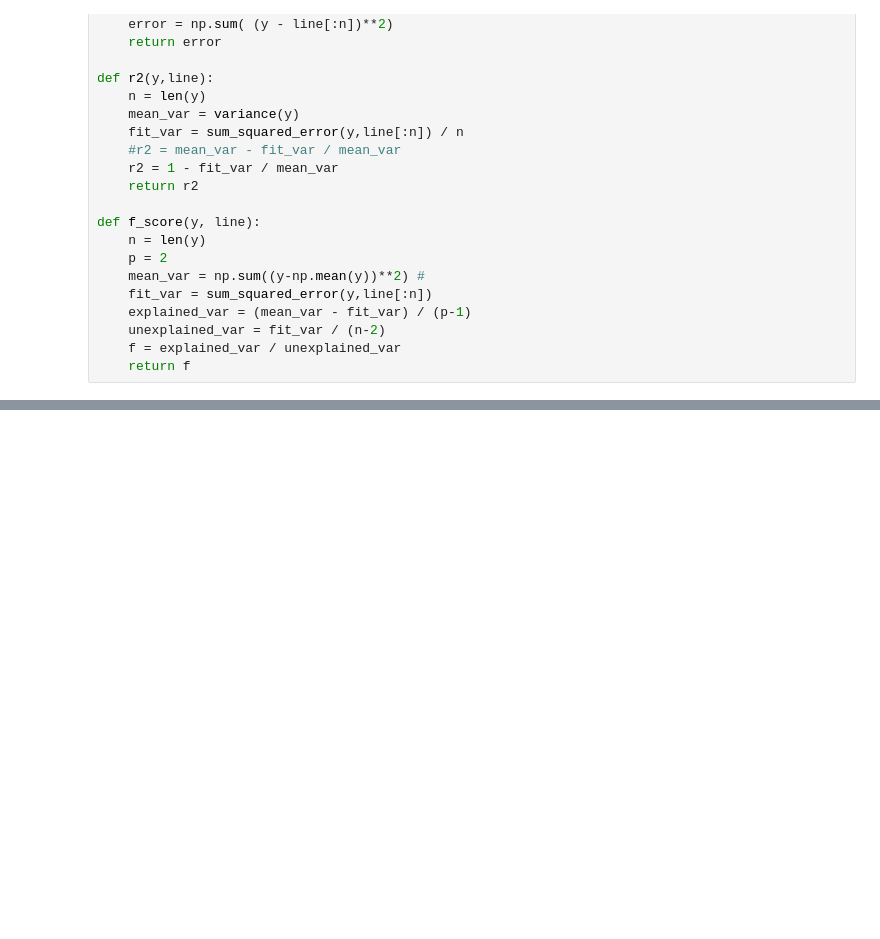
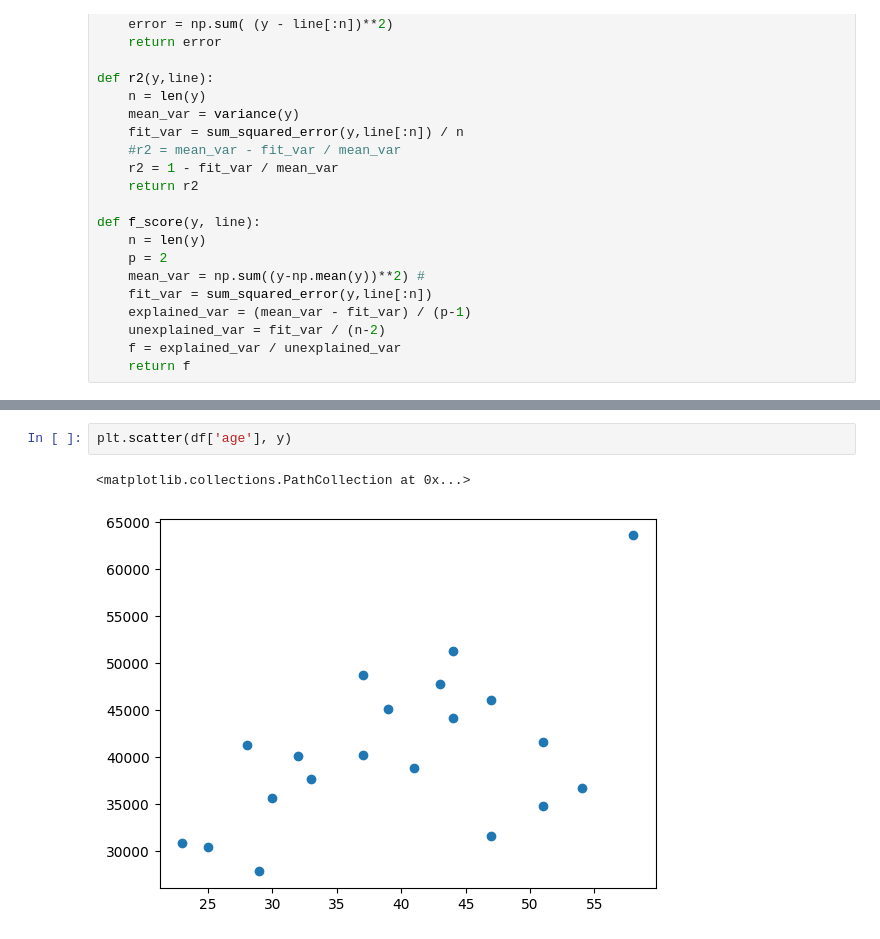
Before and after one commit to modybon/linear-regression-from-scratch, a Jupyter notebook: linear_regression.ipynb, the cells around one changed output, grey strips where cells are left out. Drawn from its saved outputs; the diff is of its cells as text; blank space fills up the shorter version.

```diff
--- a/linear_regression.ipynb
+++ b/linear_regression.ipynb
@@ -68,0 +114,5 @@ ggftgfff
+# %%
+plt.scatter(df['age'], y)
+# %% [output]
+<matplotlib.collections.PathCollection at 0x...>
+[figure, added]
```
Also changed, not shown: parts of 22 cells of this notebook, 1 other file.
